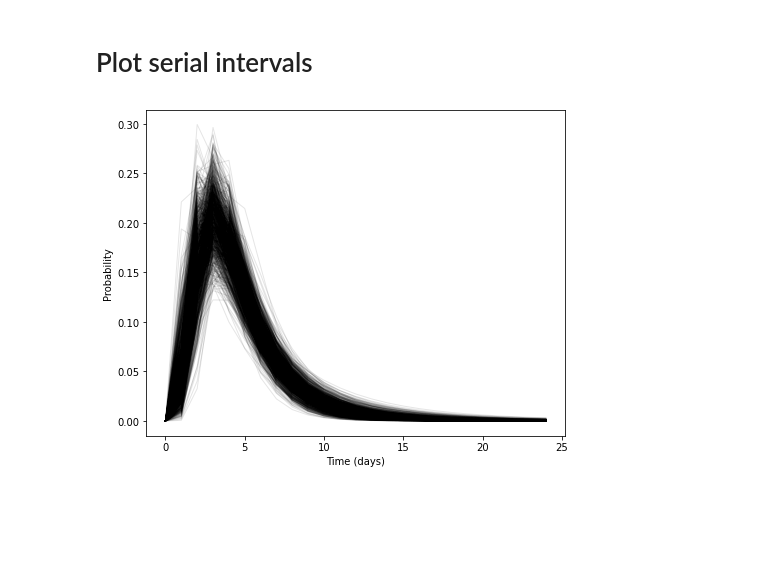
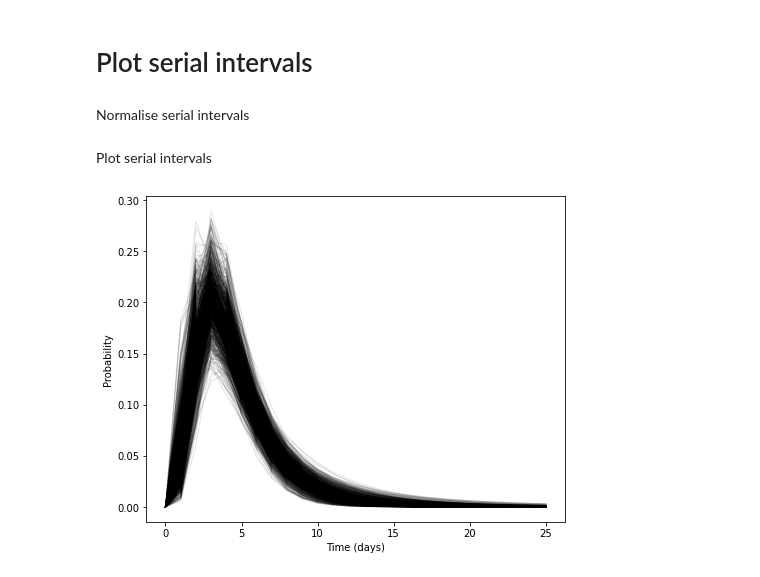
Before and after one commit to SABS-R3-Epidemiology/branchpro, a Jupyter notebook: branchpro/results/serial-interval-plot.ipynb, the cells around one changed output. Saved outputs shown, nothing was run; the diff lists cells and outputs as text; code cells hidden in the pictures; blank space fills up the shorter version.

Commit message:
Normalise serial intervals

```diff
--- a/branchpro/results/serial-interval-plot.ipynb
+++ b/branchpro/results/serial-interval-plot.ipynb
@@ -14,12 +14,20 @@ serial_interval = pd.read_csv(path, header=None)
 serial_interval = serial_interval.fillna(0)
 serial_intervals = serial_interval.values.T
 serial_intervals = np.insert(serial_intervals, 0, np.zeros(np.shape(serial_intervals)[0]), axis=1)
+# %% [markdown]
+Normalise serial intervals
+# %%
+days = 26
+for i in range(np.shape(serial_intervals)[0]):
+    serial_intervals[i,:days] = serial_intervals[i,:days] / np.sum(serial_intervals[i,:days])
+# %% [markdown]
+Plot serial intervals
 # %%
 plt.figure(figsize=(7.5, 6))
 for i in range(np.shape(serial_intervals)[0]):
-    plt.plot(serial_intervals[i,:25], 'k', linewidth= 1, alpha=0.1)
+    plt.plot(serial_intervals[i,:days], 'k', linewidth= 1, alpha=0.1)
 plt.xlabel('Time (days)')
 plt.ylabel('Probability')
 plt.savefig('serial_interval.pdf')
 # %% [output]
-[figure, old version]
+[figure, new version]
```
Also changed, not shown: 1 other file.
